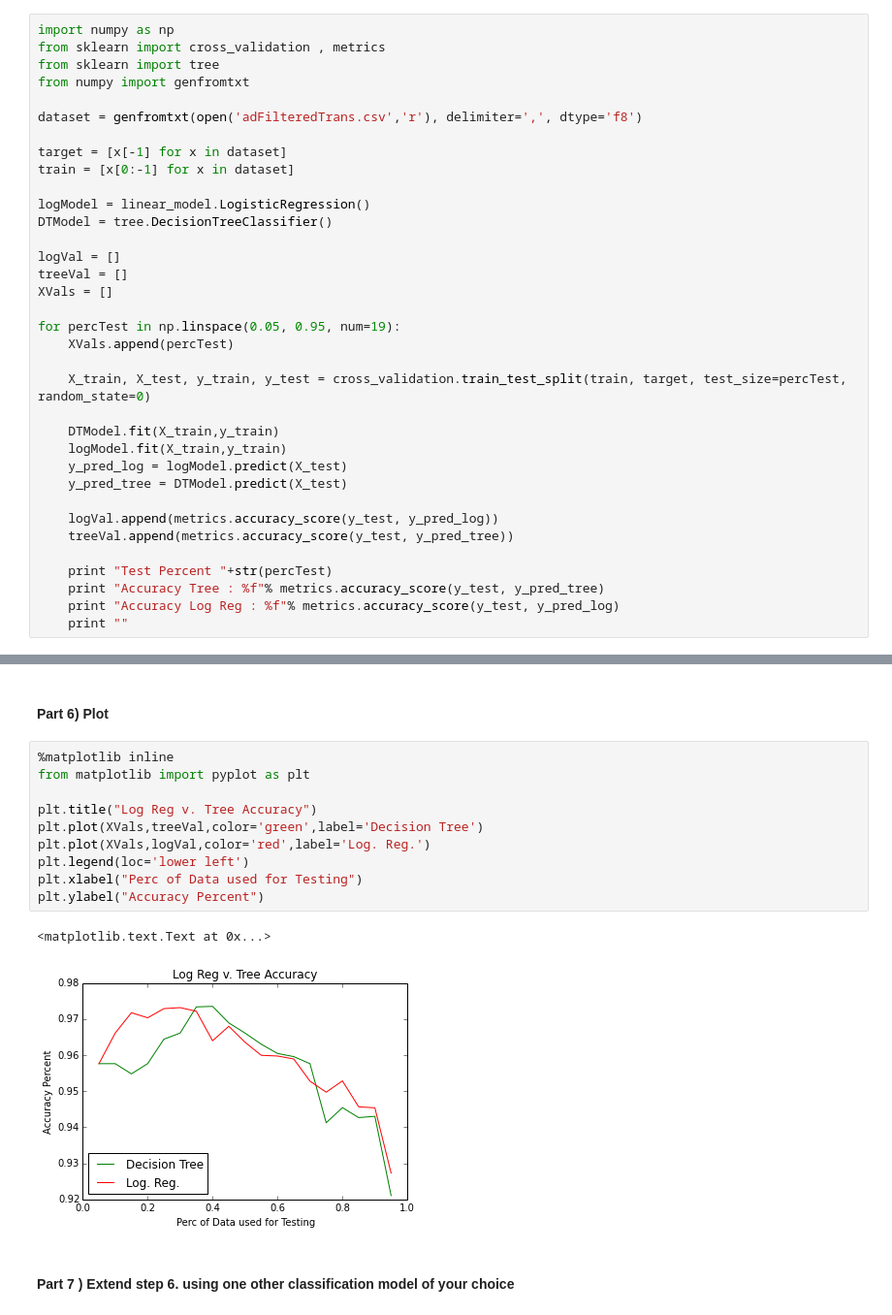
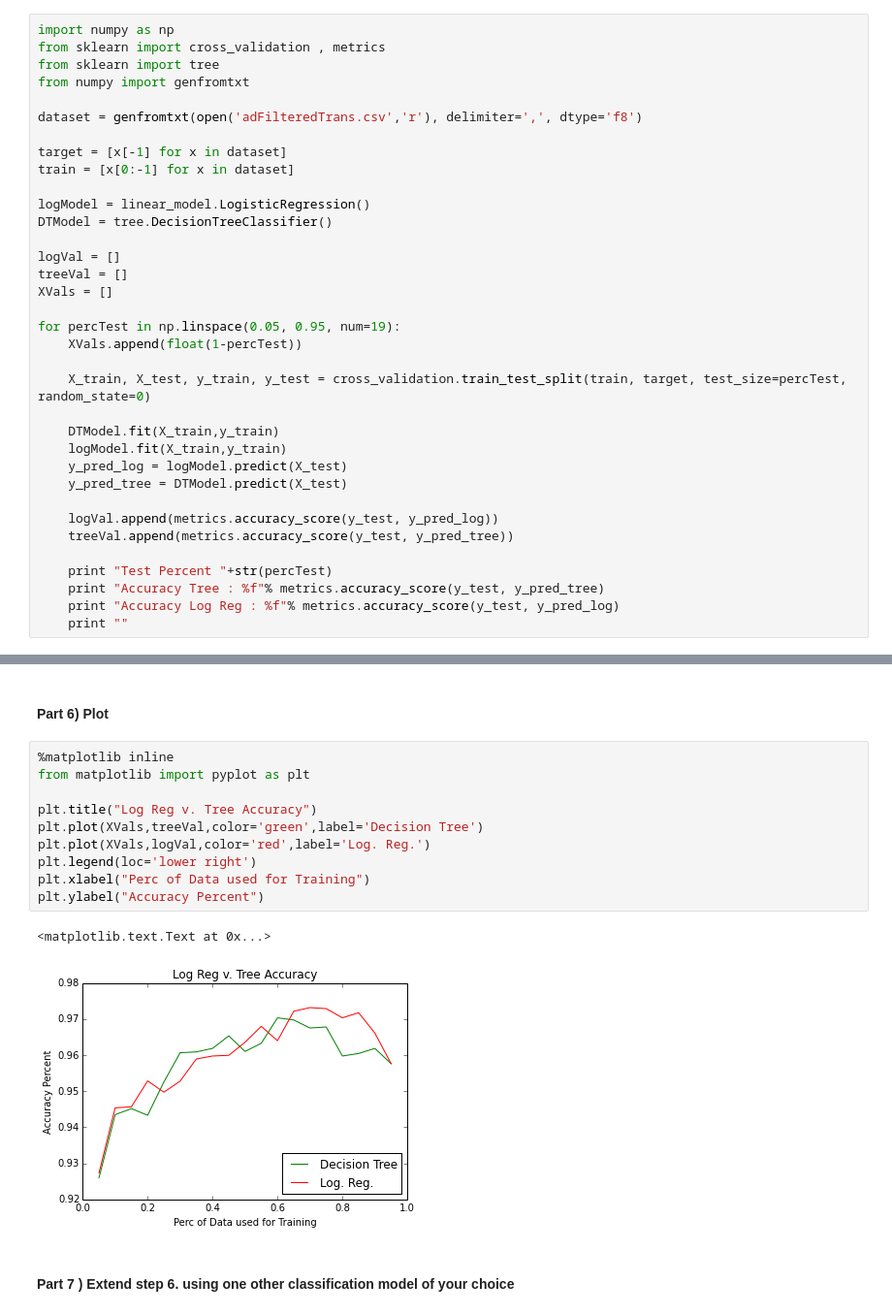
Before and after one commit to Boukos/PDS-Assignments, a Jupyter notebook: Assessment 2.ipynb, the cells around one changed output, grey strips where cells are left out. Shown at 97% size. Cells and saved outputs as stored; diff of their text form.

```diff
--- a/Assessment 2.ipynb
+++ b/Assessment 2.ipynb
@@ -163,7 +148,7 @@ treeVal = []
 XVals = []
 
 for percTest in np.linspace(0.05, 0.95, num=19):
-    XVals.append(percTest)
+    XVals.append(float(1-percTest))
 
     X_train, X_test, y_train, y_test = cross_validation.train_test_split(train, target, test_size=percTest, random_state=0)
 
@@ -202,16 +187,16 @@ Accuracy Log Reg : 0.927297
 # %%
 %matplotlib inline
 from matplotlib import pyplot as plt
 
 plt.title("Log Reg v. Tree Accuracy")
 plt.plot(XVals,treeVal,color='green',label='Decision Tree')
 plt.plot(XVals,logVal,color='red',label='Log. Reg.')
-plt.legend(loc='lower left')
-plt.xlabel("Perc of Data used for Testing")
+plt.legend(loc='lower right')
+plt.xlabel("Perc of Data used for Training")
 plt.ylabel("Accuracy Percent")
 # %% [output]
 <matplotlib.text.Text at 0x...>
-[figure, old version]
+[figure, new version]
 # %% [markdown]
 #### Part 7 ) Extend step 6. using one other classification model of your choice
 # %%
```
Also changed, not shown: parts of 5 cells of this notebook, 1 other file.
